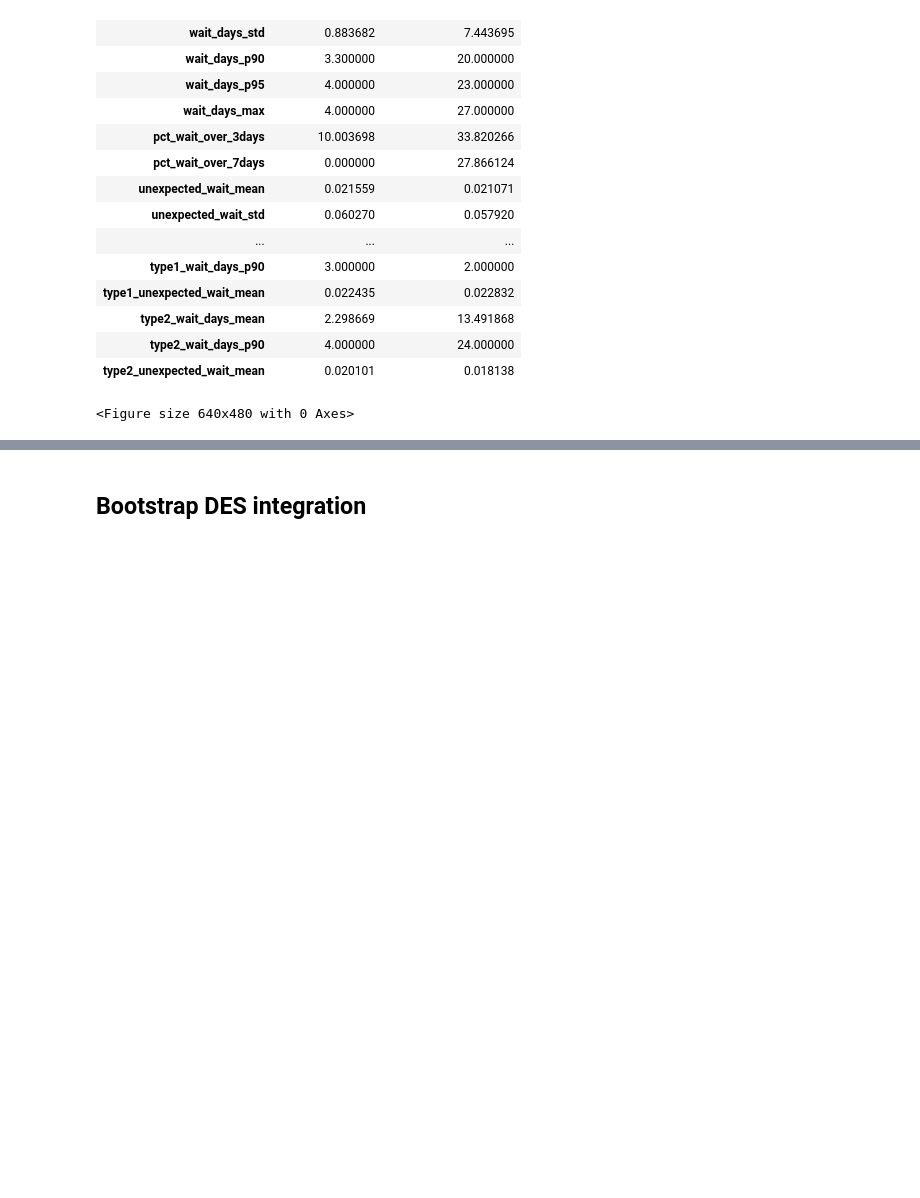
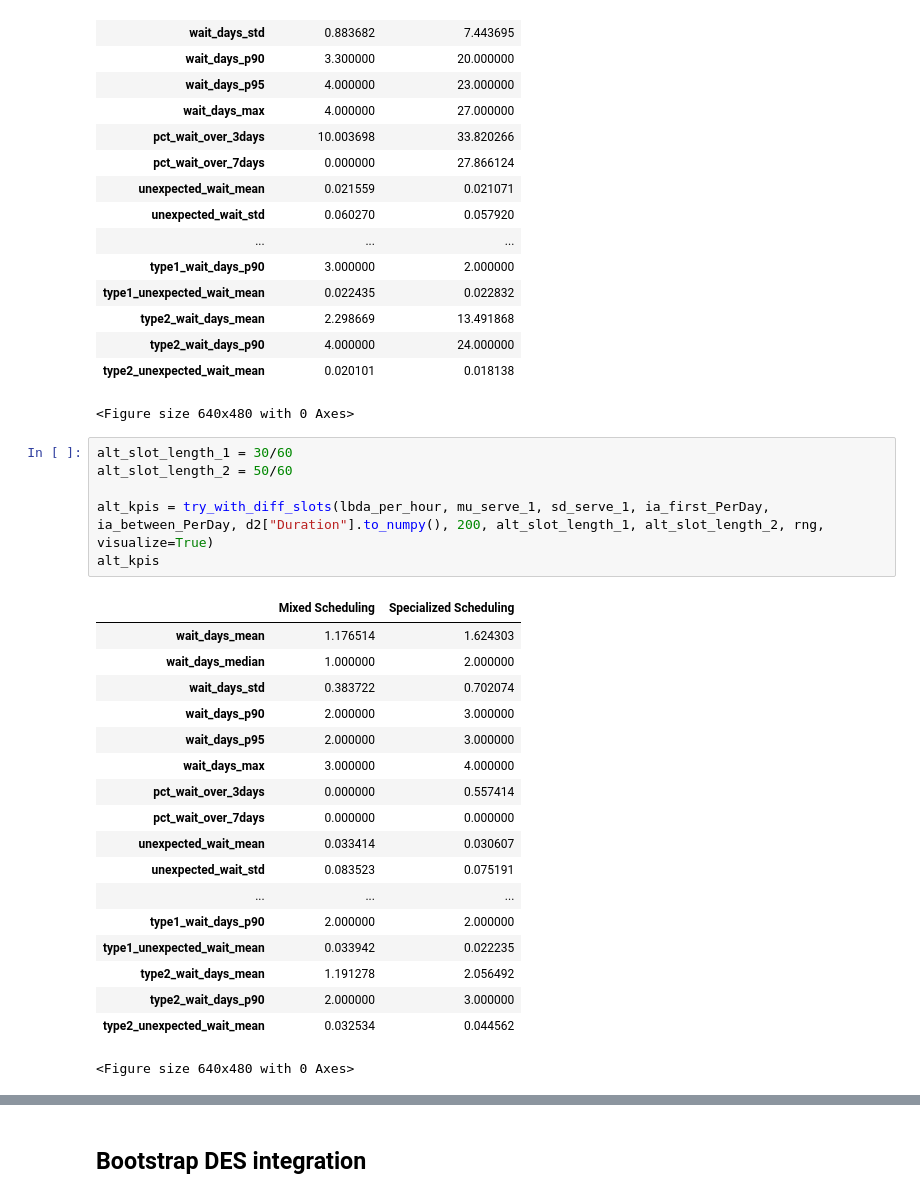
Before and after one commit to kristin-sy/MRI-Scan-Project-Computational, a Jupyter notebook: part2.ipynb, the cells around one changed output, grey strips where cells are left out. Cells and saved outputs as stored; diff of their text form; blank space fills up the shorter version.

```diff
--- a/part2.ipynb
+++ b/part2.ipynb
@@ -530,6 +530,31 @@ alt_kpis
 | type2_wait_days_p90 | 4.000000 | 24.000000 |
 | type2_unexpected_wait_mean | 0.020101 | 0.018138 |
 <Figure size 640x480 with 0 Axes>
+# %%
+alt_slot_length_1 = 30/60
+alt_slot_length_2 = 50/60
+
+alt_kpis = try_with_diff_slots(lbda_per_hour, mu_serve_1, sd_serve_1, ia_first_PerDay, ia_between_PerDay, d2["Duration"].to_numpy(), 200, alt_slot_length_1, alt_slot_length_2, rng, visualize=True)
+alt_kpis
+# %% [output]
+|  | Mixed Scheduling | Specialized Scheduling |
+| wait_days_mean | 1.176514 | 1.624303 |
+| wait_days_median | 1.000000 | 2.000000 |
+| wait_days_std | 0.383722 | 0.702074 |
+| wait_days_p90 | 2.000000 | 3.000000 |
+| wait_days_p95 | 2.000000 | 3.000000 |
+| wait_days_max | 3.000000 | 4.000000 |
+| pct_wait_over_3days | 0.000000 | 0.557414 |
+| pct_wait_over_7days | 0.000000 | 0.000000 |
+| unexpected_wait_mean | 0.033414 | 0.030607 |
+| unexpected_wait_std | 0.083523 | 0.075191 |
+| ... | ... | ... |
+| type1_wait_days_p90 | 2.000000 | 2.000000 |
+| type1_unexpected_wait_mean | 0.033942 | 0.022235 |
+| type2_wait_days_mean | 1.191278 | 2.056492 |
+| type2_wait_days_p90 | 2.000000 | 3.000000 |
+| type2_unexpected_wait_mean | 0.032534 | 0.044562 |
+<Figure size 640x480 with 0 Axes>
 # %%
 # Sensitivity analysis: Compare different slot lengths for Type 1 (25, 30 min) and Type 2 (45, 50 min)
 # Slot lengths in hours
```
Also changed, not shown: parts of 1 cell of this notebook, 9 other files.
